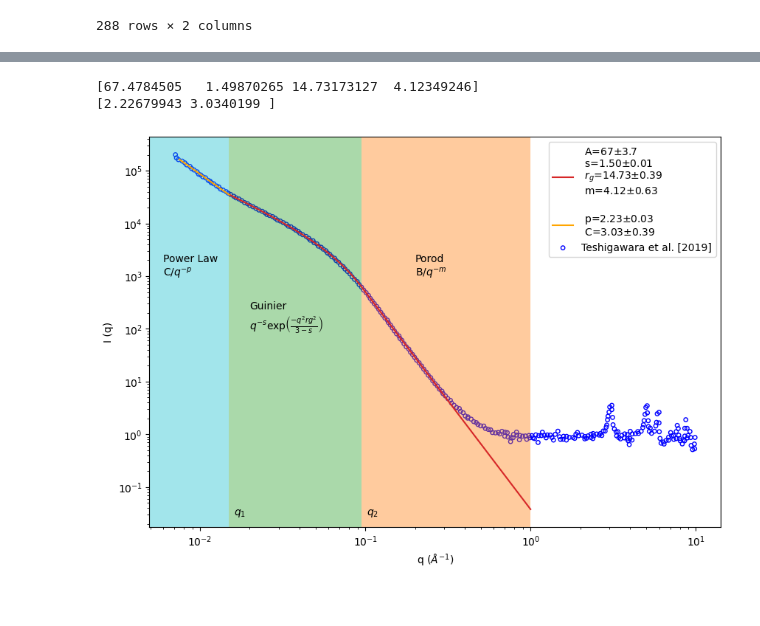
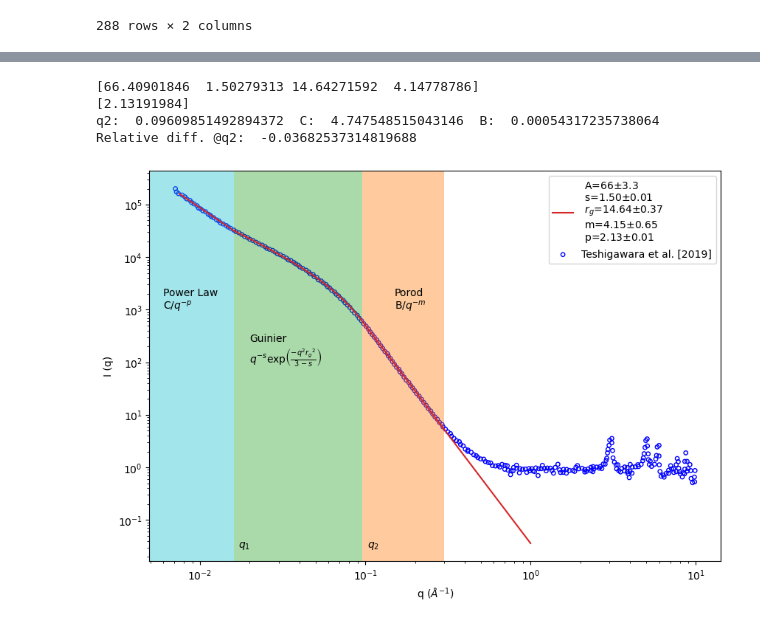
Before and after one commit to Athropos/ncplugin-SANSND, a Jupyter notebook: testcode/data/Teshi_fit.ipynb, the cells around one changed output, grey strips where cells are left out. Drawn from its saved outputs; the diff is of its cells as text; code cells hidden in the pictures.

```diff
--- a/testcode/data/Teshi_fit.ipynb
+++ b/testcode/data/Teshi_fit.ipynb
@@ -24,6 +25,3 @@ data
 | 286 | 9.8958 | 0.8730 |
 | 287 | 9.8437 | 0.5322 |
 288 rows × 2 columns
-# %%
-def power_law(x,p,B):
-    return B*np.power(x,-p)
@@ -54,8 +27,0 @@ def Guinier(x,A,s,rg,b):
-# %%
-p=2.3
-s=3.005
-rg=5.1
-b=1
-q1 = 1/rg*np.sqrt((p-s)*(3-s)/2)
-B = np.power(q1,p-s)*np.exp((-q1**2*rg**2)/(3-s))
-print(q1,B)
@@ -168,21 +39,26 @@ plt.grid(ls=":",which="both")
 # %%
 fig, ax = plt.subplots(1,1, figsize=(10, 7), dpi=100)
-q1=0.015
-mask_fit_PL = (data["q"]>0.0075) & (data["q"]<0.017)
-mask_fit_guinierANDporod = (data["q"]>0.017) & (data["q"]<0.3)
+q1=0.016
+mask_fit_PL = (data["q"]>0.0075) & (data["q"]<q1)
+mask_fit_guinierANDporod = (data["q"]>q1) & (data["q"]<0.3)
 
 popt,pcov = curve_fit(GuinierANDPorod,
                       data["q"][mask_fit_guinierANDporod],
                       data["I"][mask_fit_guinierANDporod],
-                      p0=[1e2,1.4,16,3.7],
+                      p0=[1e2,1.4,16,3.7,],
                       bounds=((0, 1, 0, 3),(np.inf,np.inf,20, 10))
                           )
 perr = np.sqrt(np.diag(pcov))
 print(popt)
-popt2,pcov2 = curve_fit(power_law,
+
+def power_law(x,p):
+    C = popt[0]*np.power(q1,p-popt[1])*np.exp((-q1**2*popt[2]**2)/(3-popt[1]))
+    return C*np.power(x,-p)
+
+popt2,pcov2 = curve_fit(power_law2,
                       data["q"][mask_fit_PL],
                       data["I"][mask_fit_PL],
-                      p0=[2.35459031,1.64493026])
+                      p0=[1])
                       #bounds=((0, 1, 0, 2,0), (np.inf,np.inf,20, 4,1)))
 perr2 = np.sqrt(np.diag(pcov2))
 print(popt2)
@@ -192,48 +68,53 @@ plt.scatter(data["q"],data["I"],s=15,facecolors='none',edgecolors="b",label="Tes
 x_fit = [x for x in np.linspace(q1,1,1000)]
 y_fit=GuinierANDPorod(pd.Series(x_fit),*popt)
 x_fit2 =[x for x in np.linspace(0.0075,q1,100)]
-y_fit2=power_law(pd.Series(x_fit2),*popt2)
+y_fit2=power_law2(pd.Series(x_fit2),*popt2)
 
 label_string_GP = f" A={popt[0]:.0f}$\pm${perr[0]:.1f}\n s={popt[1]:.2f}$\pm${perr[1]:.2f}\n $r_g$={popt[2]:.2f}$\pm${perr[2]:.2f}\n m={popt[3]:.2f}$\pm${perr[3]:.2f}\n"
-label_string_pl = f" p={popt2[0]:.2f}$\pm${perr2[0]:.2f}\n C={popt2[1]:.2f}$\pm${perr2[1]:.2f}"
+label_string_pl = f" p={popt2[0]:.2f}$\pm${perr2[0]:.2f} "
 
 #Graphical decorators
 ymin, ymax = ax.get_ylim()
 xmin, xmax = ax.get_xlim()
 #plt.vlines(q1,ymin,ymax)
 ax.annotate(r'$q_1$',
-            xy=(0.016,0.03)
+            xy=(q1+0.001,0.03)
             )
 ax.annotate('Power Law\n'+r'C/$q^{-p}$',
             xy=(0.006,1e3)
             )
 plt.axvspan(xmin,q1, facecolor='tab:cyan', alpha=0.4)
 q2 = 1.0/popt[2]*np.sqrt((popt[3]-popt[1])*(3-popt[1])/2)
+B = np.power(q2,popt[3]-popt[1])*np.exp((-q2**2*popt[2]**2)/(3-popt[1]))
+C = popt[0]*np.power(q1,popt2[0]-popt[1])*np.exp((-q1**2*popt[2]**2)/(3-popt[1]))
+print("q2: ",q2, " C: ",C, " B: ",B)
+print("Relative diff. @q2: ",(GuinierANDPorod(pd.Series([0.015]),*popt)[0] - power_law2(pd.Series([0.015]),*popt2)[0])/GuinierANDPorod(pd.Series([0.015]),*popt)[0])
 #plt.vlines(q2,ymin,ymax)
-ax.annotate("Guinier\n"+r"$q^{-s}\exp\left(\frac{-q^2rg^2}{3-s}\right)$",
+ax.annotate("Guinier\n"+r"$q^{-s}\exp\left(\frac{-q^2r{_g}{^2}}{3-s}\right)$",
             xy=(0.02,1e2)
             )
 ax.annotate(f'$q_2$',
             xy=(q2+0.007,0.03)
             )
 plt.axvspan(q1,q2, facecolor='tab:green', alpha=0.4)
-plt.axvspan(q2,1, facecolor='tab:orange', alpha=0.4)
+plt.axvspan(q2,0.3, facecolor='tab:orange', alpha=0.4)
 ax.annotate('Porod\n'+r'B/$q^{-m}$',
-            xy=(0.2,1e3)
+            xy=(0.15,1e3)
             )
 
 
-plt.plot(x_fit,y_fit, c="tab:red", label=label_string_GP)
-plt.plot(x_fit2,y_fit2, c="orange", label=label_string_pl)
-
+plt.plot(x_fit,y_fit, c="tab:red", label=label_string_GP+label_string_pl)
+plt.plot(x_fit2,y_fit2, c="tab:red",label=None)
 plt.legend()
 plt.xscale("log")
 plt.xlabel("q ($Å^{-1}$)")
 plt.ylabel("I (q)")
 plt.yscale("log")
 #plt.grid(ls=":",which="both")
 plt.show()
 # %% [output]
-[67.4784505   1.49870265 14.73173127  4.12349246]
-[2.22679943 3.0340199 ]
+[66.40901846  1.50279313 14.64271592  4.14778786]
+[2.13191984]
+q2:  0.09609851492894372  C:  4.747548515043146  B:  0.00054317235738064
+Relative diff. @q2:  -0.03682537314819688
-[figure, old version]
+[figure, new version]
```
Also changed, not shown: parts of 30 cells of this notebook, 8 other files.
